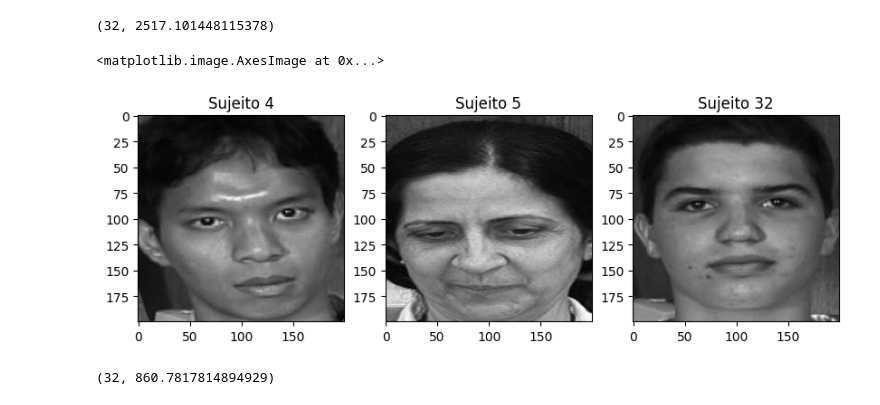
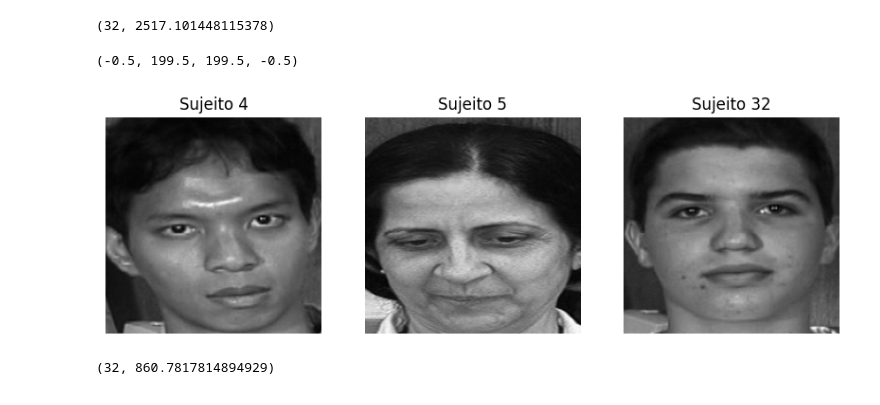
Before and after one commit to goosekiing/analise-e-classificacao-de-faces-visao-computacional-com-opencv, a Jupyter notebook: project-11.ipynb, the cells around one changed output. Saved outputs shown, nothing was run; the diff lists cells and outputs as text; code cells hidden in the pictures.

```diff
--- a/project-11.ipynb
+++ b/project-11.ipynb
@@ -163,20 +171,23 @@ modelo_fisherfaces.train(dados_treinamento, sujeitos)
 # %%
 plt.figure(figsize=(10,5))
 
 plt.subplot(1,3,1)
 plt.title("Sujeito " + str(sujeitos_teste[15]))
 plt.imshow(dados_teste[15], cmap="gray")
+plt.axis('off')
 
 plt.subplot(1,3,2)
 plt.title("Sujeito " + str(sujeitos_teste[20]))
 plt.imshow(dados_teste[20], cmap="gray")
+plt.axis('off')
 
 plt.subplot(1,3,3)
 plt.title("Sujeito " + str(sujeitos_teste[155]))
 plt.imshow(dados_teste[155], cmap="gray")
+plt.axis('off')
 # %% [output]
-<matplotlib.image.AxesImage at 0x...>
+(-0.5, 199.5, 199.5, -0.5)
-[figure, old version]
+[figure, new version]
 # %%
 predicao = modelo_fisherfaces.predict(dados_teste[15])
 predicao
```
Also changed, not shown: parts of 5 cells of this notebook, 2 other files.
